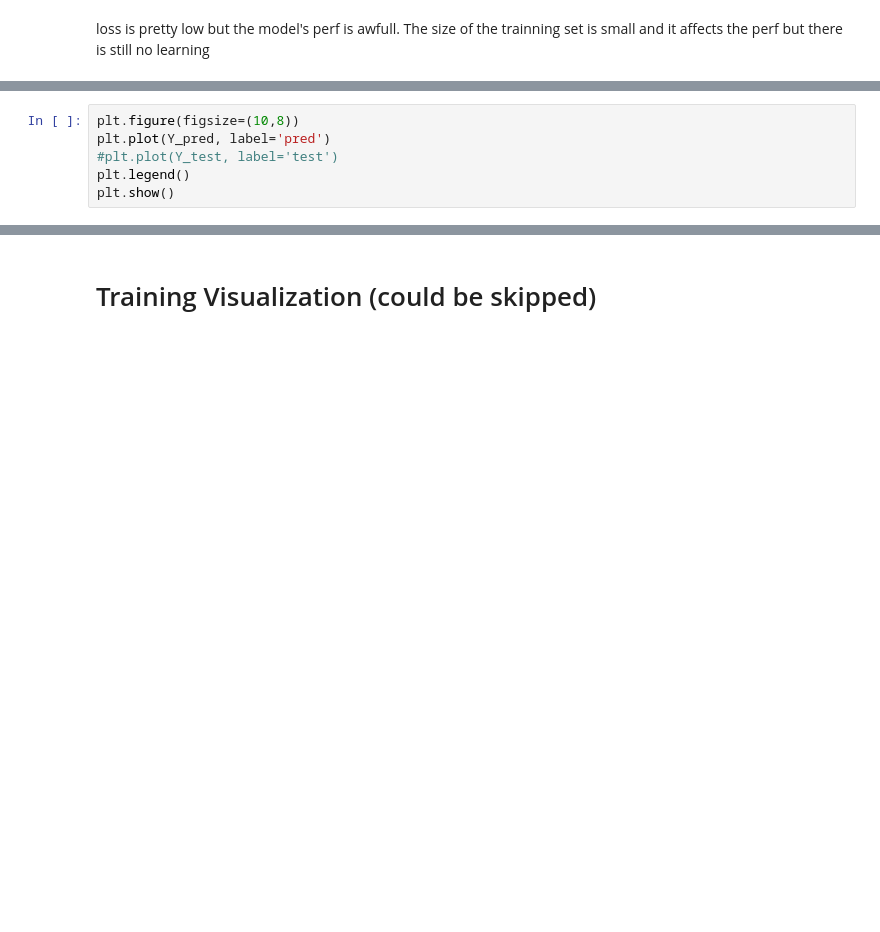
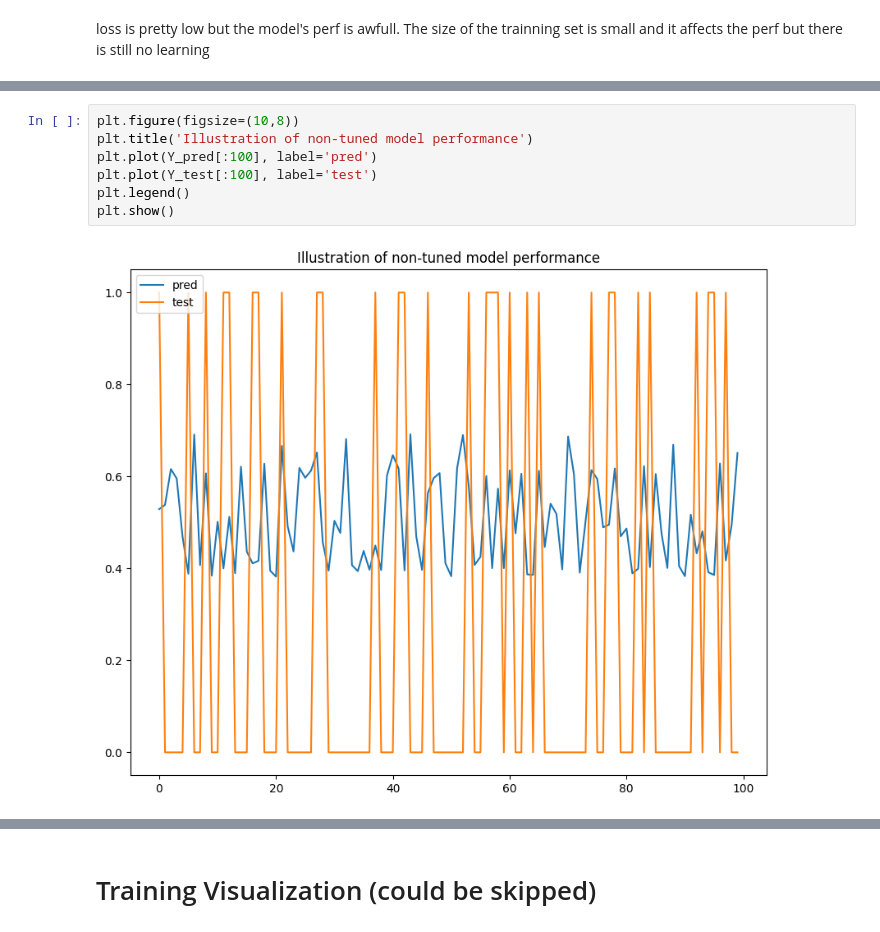
Before and after one commit to poloincognito/limit_order_book, a Jupyter notebook: notebooks/Filltime prediction.ipynb, the cells around one changed output, grey strips where cells are left out. Cells and saved outputs as stored; diff of their text form; blank space fills up the shorter version.

```diff
--- a/notebooks/Filltime prediction.ipynb
+++ b/notebooks/Filltime prediction.ipynb
@@ -444,6 +464,9 @@ Y_pred = model.predict(X_test)
 # %%
 plt.figure(figsize=(10,8))
-plt.plot(Y_pred, label='pred')
-#plt.plot(Y_test, label='test')
+plt.title('Illustration of non-tuned model performance')
+plt.plot(Y_pred[:100], label='pred')
+plt.plot(Y_test[:100], label='test')
 plt.legend()
 plt.show()
+# %% [output]
+[figure, added]
```
Also changed, not shown: parts of 32 cells of this notebook.
